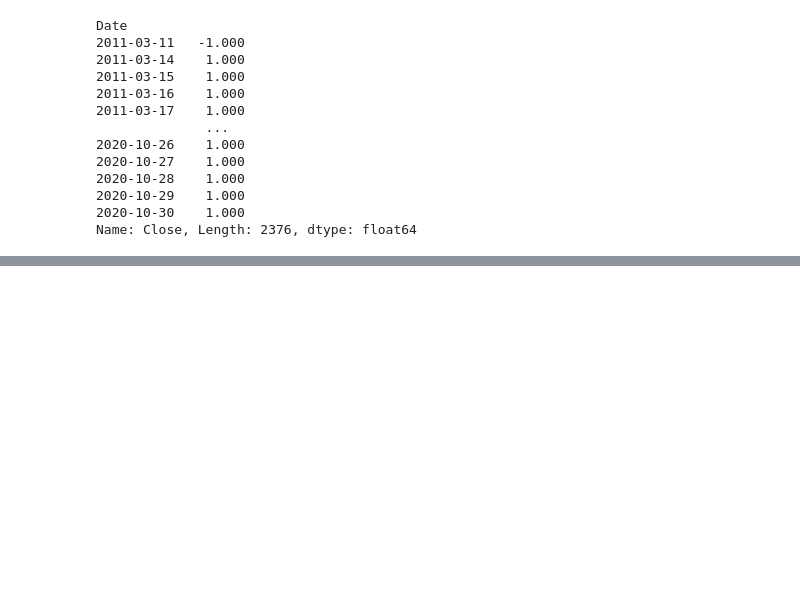
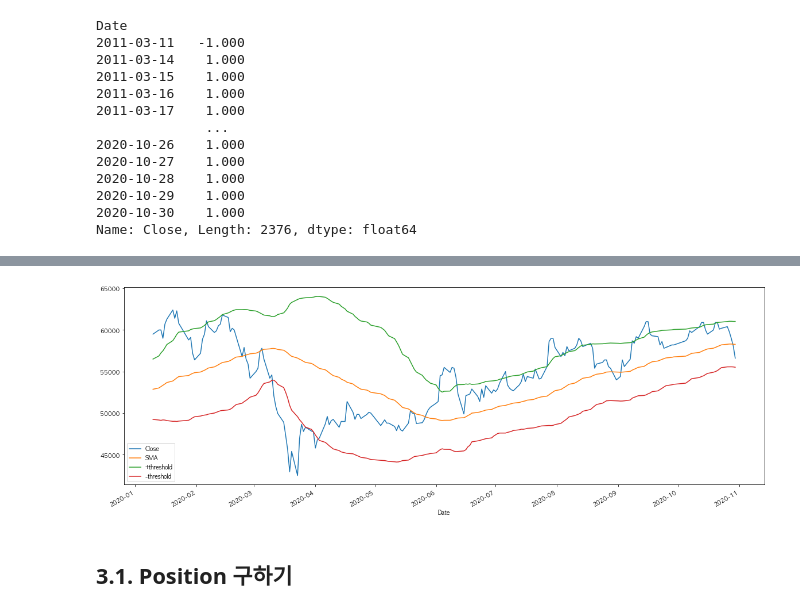
Before and after one commit to JihoQuant/Python-Pandas-Part-1, a Jupyter notebook: part2/5. Signal Based Backtesing.ipynb, the cells around one changed output, grey strips where cells are left out. Drawn from its saved outputs; the diff is of its cells as text; code cells hidden in the pictures; blank space fills up the shorter version.

```diff
--- a/part2/5. Signal Based Backtesing.ipynb
+++ b/part2/5. Signal Based Backtesing.ipynb
@@ -403,0 +437,6 @@ Name: Close, Length: 2376, dtype: float64
+# %%
+df[["Close", "SMA", "+threshold", "-threshold"]].iloc[-200:].plot(figsize=(20, 7));
+# %% [output]
+[figure, added]
+# %% [markdown]
+## 3.1. Position 구하기
```
Also changed, not shown: parts of 18 cells of this notebook.
